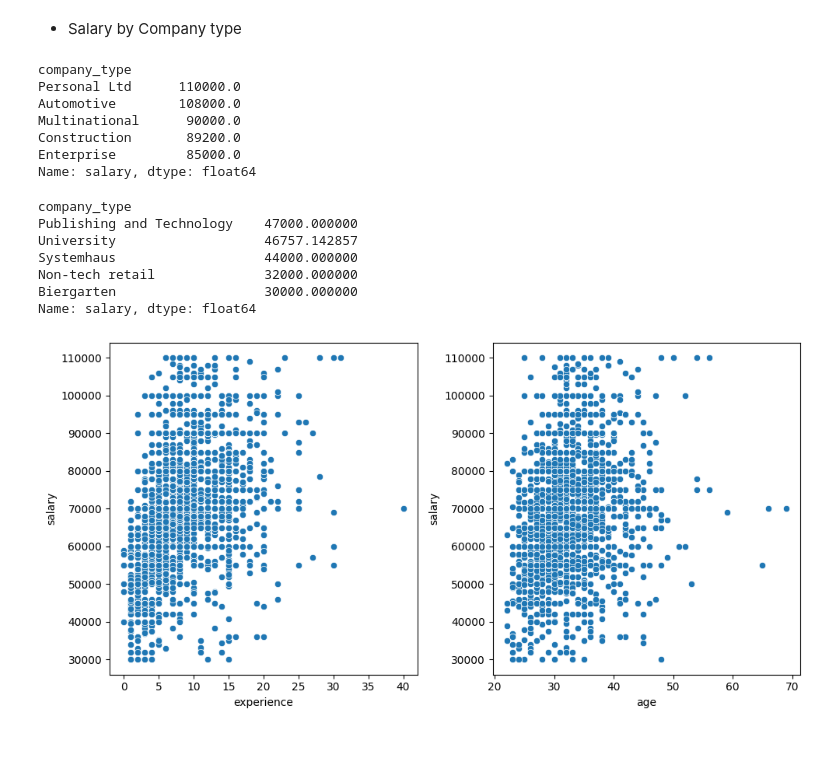
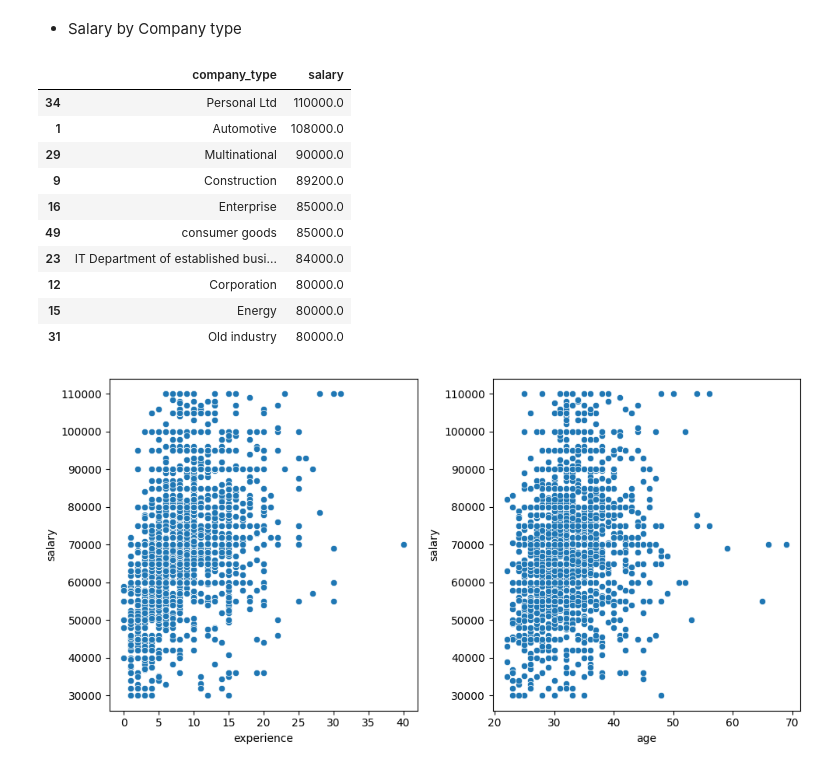
Before and after one commit to adnaaaen/eda-and-visualization, a Jupyter notebook: IT-salary/notebooks/eda.ipynb, the cells around one changed output. Drawn from its saved outputs; the diff is of its cells as text; code cells hidden in the pictures.

```diff
--- a/IT-salary/notebooks/eda.ipynb
+++ b/IT-salary/notebooks/eda.ipynb
@@ -209,26 +212,20 @@ df.groupby('city', as_index=False)['salary'].mean().sort_values(by="salary", asc
 # %% [markdown]
 - Salary by Company type
 # %%
-comapny_type_salary = df.groupby('company_type')['salary'].mean().sort_values(ascending=False)
-comapny_type_salary.head()
+comapny_type_salary = df.groupby('company_type', as_index=False)['salary'].mean().nlargest(n=10, columns="salary")
+comapny_type_salary
 # %% [output]
-company_type
-Personal Ltd      110000.0
-Automotive        108000.0
-Multinational      90000.0
-Construction       89200.0
-Enterprise         85000.0
-Name: salary, dtype: float64
+|  | company_type | salary |
+| 34 | Personal Ltd | 110000.0 |
+| 1 | Automotive | 108000.0 |
+| 29 | Multinational | 90000.0 |
+| 9 | Construction | 89200.0 |
+| 16 | Enterprise | 85000.0 |
+| 49 | consumer goods | 85000.0 |
+| 23 | IT Department of established busi... | 84000.0 |
+| 12 | Corporation | 80000.0 |
+| 15 | Energy | 80000.0 |
+| 31 | Old industry | 80000.0 |
-# %%
-comapny_type_salary.tail()
-# %% [output]
-company_type
-Publishing and Technology    47000.000000
-University                   46757.142857
-Systemhaus                   44000.000000
-Non-tech retail              32000.000000
-Biergarten                   30000.000000
-Name: salary, dtype: float64
 # %%
 realtion_vals = {"experience" : "salary", "age" : "salary"}
 # %%
```
Also changed, not shown: parts of 6 cells of this notebook, 2 other files.
